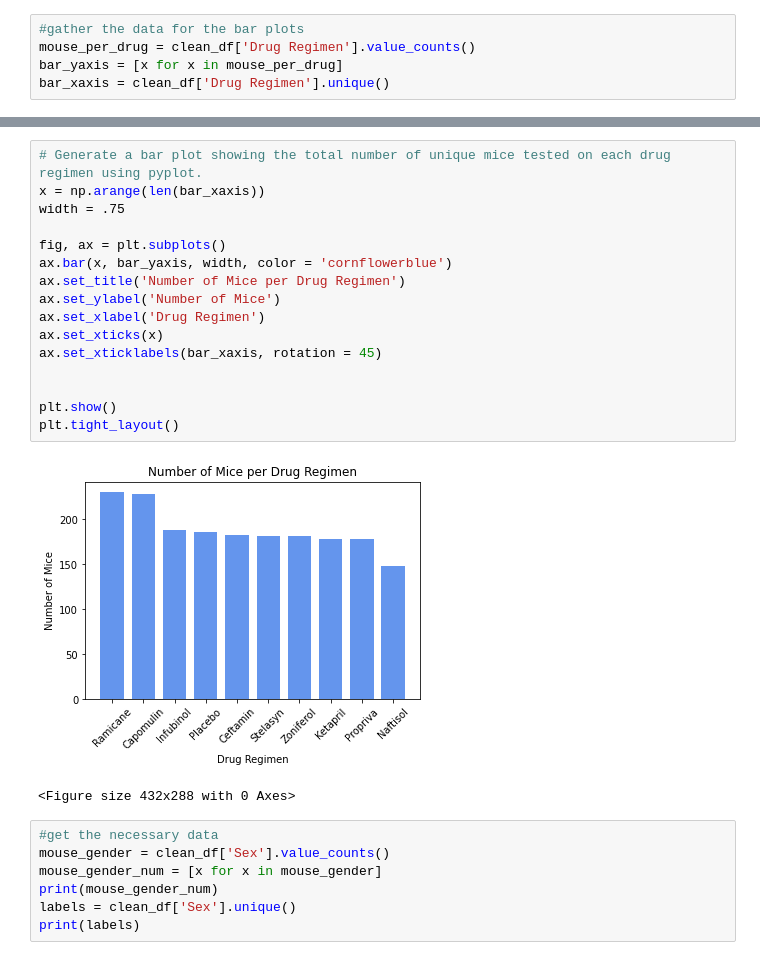
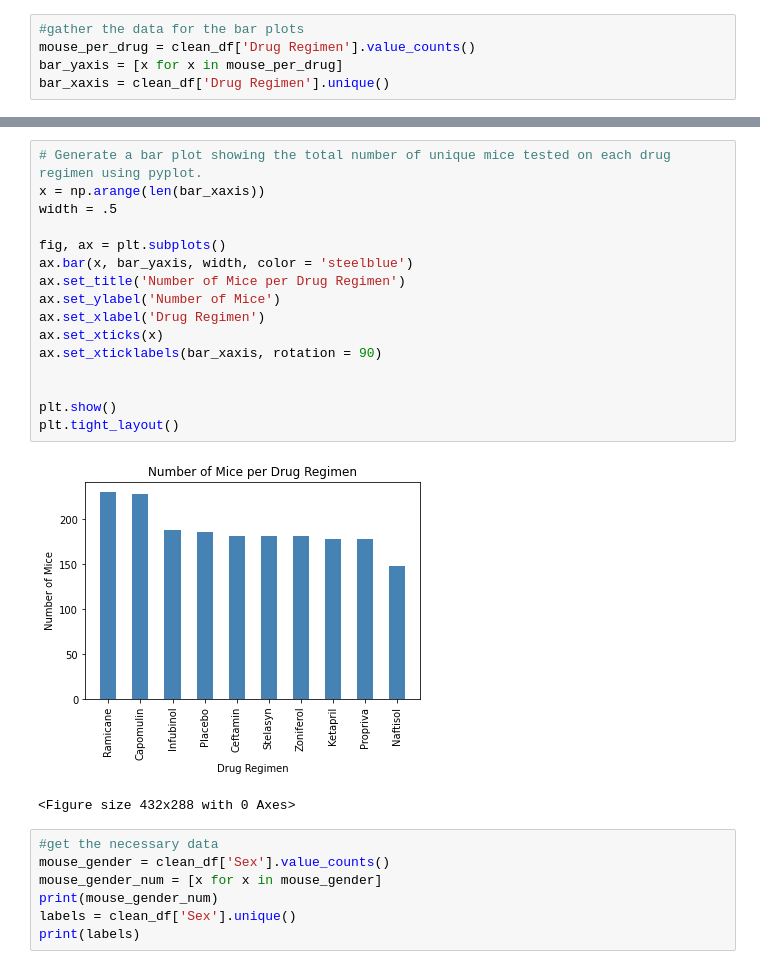
Before and after one commit to JohnShuford/Matplotlib-Challenge, a Jupyter notebook: Pymaceuticals/pymaceuticals.ipynb, the cells around one changed output, grey strips where cells are left out. Saved outputs shown, nothing was run; the diff lists cells and outputs as text.

```diff
--- a/Pymaceuticals/pymaceuticals.ipynb
+++ b/Pymaceuticals/pymaceuticals.ipynb
@@ -161,21 +161,21 @@ plt.tight_layout()
 # %%
 # Generate a bar plot showing the total number of unique mice tested on each drug regimen using pyplot.
 x = np.arange(len(bar_xaxis))
-width = .75
+width = .5
 
 fig, ax = plt.subplots()
-ax.bar(x, bar_yaxis, width, color = 'cornflowerblue')
+ax.bar(x, bar_yaxis, width, color = 'steelblue')
 ax.set_title('Number of Mice per Drug Regimen')
 ax.set_ylabel('Number of Mice')
 ax.set_xlabel('Drug Regimen')
 ax.set_xticks(x)
-ax.set_xticklabels(bar_xaxis, rotation = 45)
+ax.set_xticklabels(bar_xaxis, rotation = 90)
 
 
 plt.show()
 plt.tight_layout()
 # %% [output]
-[figure, old version]
+[figure, new version]
 <Figure size 432x288 with 0 Axes>
 # %%
 #get the necessary data
```
Also changed, not shown: parts of 3 cells of this notebook.
